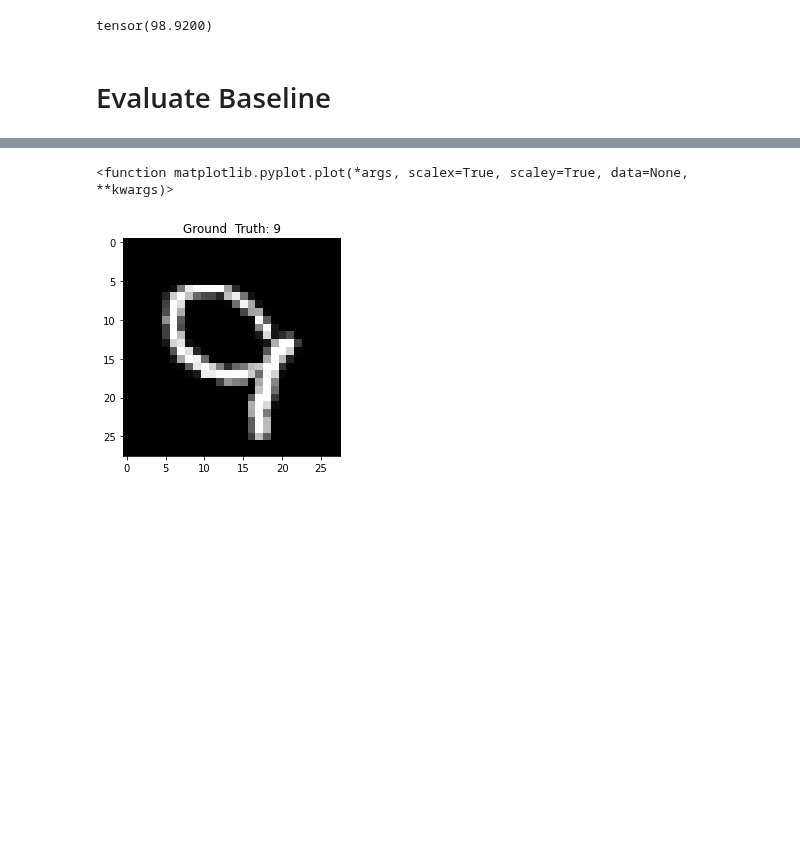
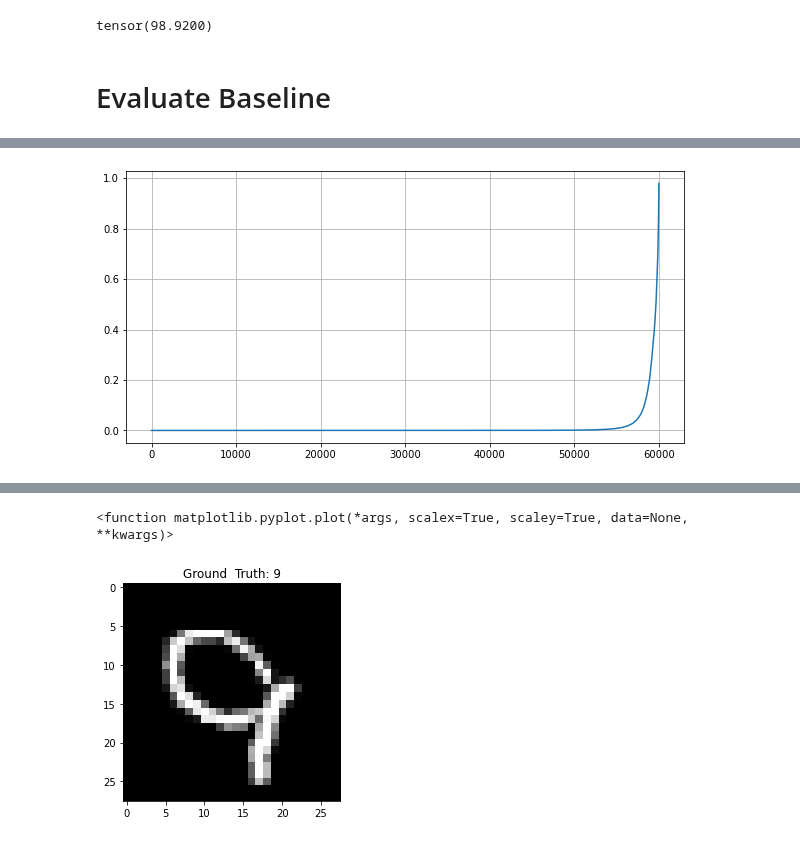
Before and after one commit to Caryox/adversarial-robustness, a Jupyter notebook: notepads/simple_cnn.ipynb, the cells around one changed output, grey strips where cells are left out. Drawn from its saved outputs; the diff is of its cells as text; code cells hidden in the pictures; blank space fills up the shorter version.

Commit message:
Added various fixes, debloated code, added adaptive threshold t detection methos, added support for CIFAR in paper evaluation method, reworked rgb dataloader

```diff
--- a/notepads/simple_cnn.ipynb
+++ b/notepads/simple_cnn.ipynb
@@ -1558,2 +1259,0 @@ def evaluate_attack(attack_type, epsilon, network, test_loader):
-# %%
-attack_success,base_accuracy,pooled_accuracy,ms_accuracy,br_accuracy = evaluate_attack(fb.attacks.FGSM(), epsilon=0.0, network,test_loader)
@@ -1608,9 +1259,0 @@ RuntimeError: Input type (torch.cuda.FloatTensor) and weight type (torch.FloatTe
-# %%
-network.load_state_dict(torch.load('../src/results/model_integrated_ens_adv_cifar.pth'))
-print('Loaded integrated adversarial trained ensemble model for cifar from file')
-optimizer.load_state_dict(torch.load('../src/results/optimizer_integrated_adv_cifar.pth'))
-print('Loaded adversarial trained optimizer from integrated ensemble model for cifar')
-#network.load_state_dict(torch.load('../src/results/model_integrated_ens_cifar.pth'))
-#print('Loaded integrated ensemble model for cifar from file')
-#optimizer.load_state_dict(torch.load('../src/results/optimizer_integrated_cifar.pth'))
-#print('Loaded optimizer from integrated ensemble model for cifar')
@@ -1889,5 +1259,0 @@ tensor([1.0000, 1.0000, 1.0000, 1.0000, 1.0000, 1.0000, 1.0000, 1.0000, 1.0000,
-# %%
-aa = 0
-for x in range(32):
-    aa+=fb.distances.l0(raw_advs[0][x][0], input[x][0]).mean()
-print(aa/32)
@@ -2064,0 +1503,3 @@ plt.plot
+# %%
+differences_test,adversarial_map=evaluate_baseline(train_loader,network)
+#calculate_threshold_adversarial(differences_test,adversarial_map,correction_t=1.0,print_output=False)
@@ -2064,0 +1509,7 @@ plt.plot
+# %%
+# Train Loader
+plt.figure(figsize=(10,5))
+plt.plot(np.sort(differences_test))
+plt.grid()
+# %% [output]
+[figure, added]
```
Also changed, not shown: parts of 60 cells of this notebook, 1 other file.
